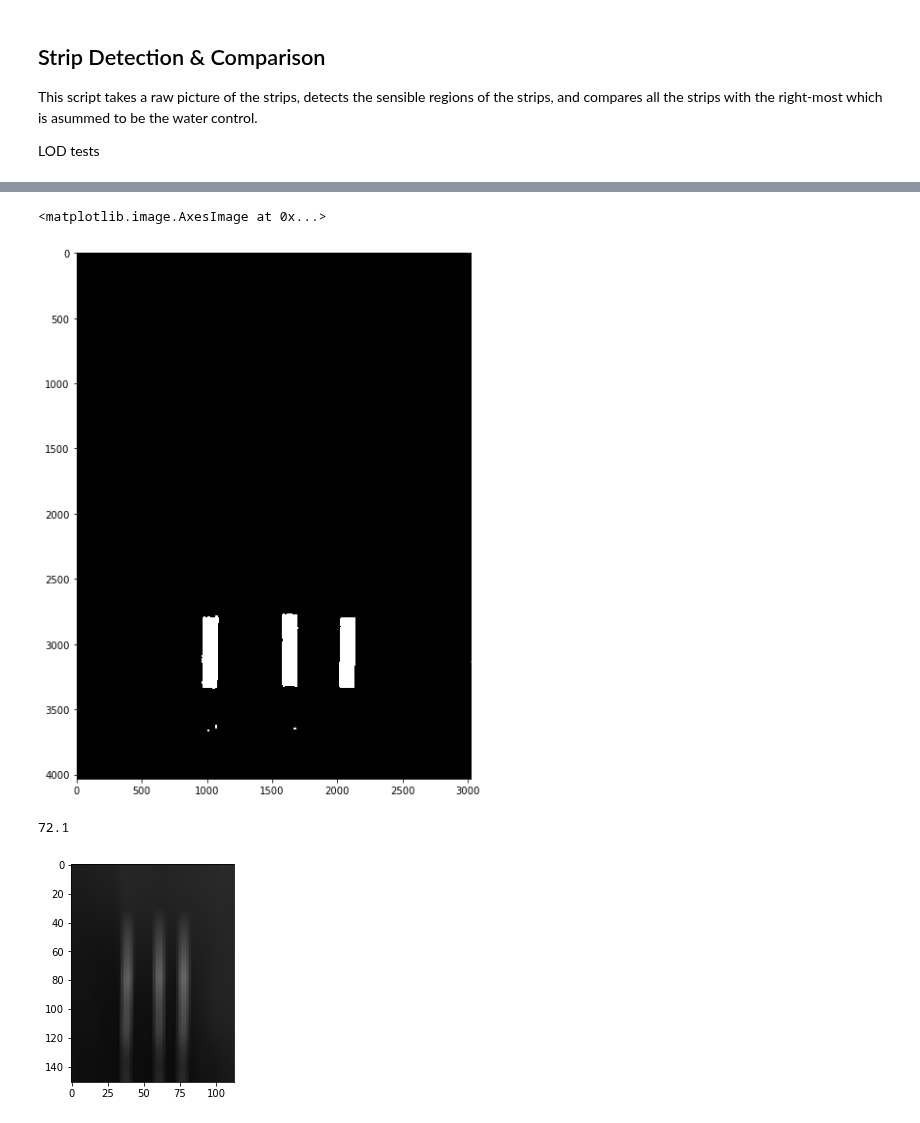
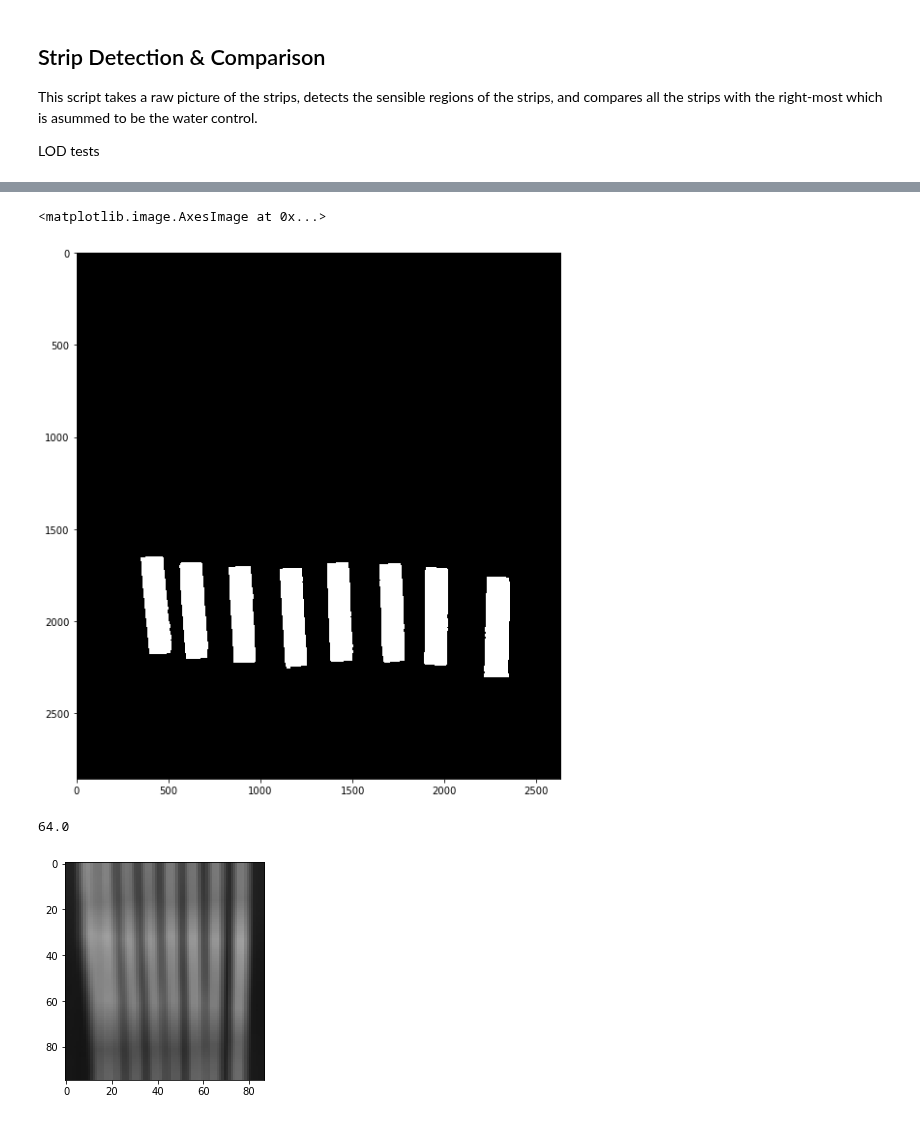
Before and after one commit to broadinstitute/HandLens-1.0.0, a Jupyter notebook: notebooks/Strip Detection and Analysis.ipynb, the cells around one changed output, grey strips where cells are left out. Cells and saved outputs as stored; diff of their text form; code cells hidden in the pictures.

```diff
--- a/notebooks/Strip Detection and Analysis.ipynb
+++ b/notebooks/Strip Detection and Analysis.ipynb
@@ -13,16 +13,17 @@ This script takes a raw picture of the strips, detects the sensible regions of t
 
 LOD tests
 # %%
-image_files = ['dilution1.jpg',
-               'SL-IV-1.jpg',
-               'N-II_lod_june20.jpg',
-               'NG_LOD.jpg',
-               'N2-LOD-Composite-black_background.jpg',
-               'N2_LOD_for_app_1_June202019.JPG',
-               'N2_LOD_for_app_2_June202019.JPG',
-               'EBOV-G2-LOD-dark.jpg']
-filename = 'images/' + image_files[0]
-filename = r'C:\Users\Sameed\Downloads\bd71f7d4f0683e8268517312dcfa731d.jpg'
+image_files = ['dilution1',
+               'SL-IV-1',
+               'N-II_lod_june20',
+               'NG_LOD',
+               'N2-LOD-Composite-black_background',
+               'N2_LOD_for_app_1_June202019',
+               'N2_LOD_for_app_2_June202019',
+               'EBOV-G2-LOD-dark']
+image_name = image_files[6]
+filename = 'images/' + image_name + '.jpg'
+# filename = r'C:\Users\Sameed\Downloads\bd71f7d4f0683e8268517312dcfa731d.jpg'
 image = cv2.imread(filename)
 image = cv2.GaussianBlur(image, (21,21), 1)
 
@@ -38,12 +39,22 @@ plt.show()
+# %%
+def getStripPixelAreaFromFile(filename):
+    if filename is None:
+        return None
+    with open(filename) as file:
+        for line in file:
+            return int(line)
 # %%
 # Parameters
-stripPixelArea = 239795
+stripPixelArea = getStripPixelAreaFromFile('images/' + image_name + '_size.txt')
 stripWidthRelative = 7
 stripHeightRelative = 48
 
 # The maximum and minimum allowed ratios of the sides of the green box
 maxGreenBoxRatio = 140.0/528
 minGreenBoxRatio = 102.0/578
+maxGreenBoxArea = stripPixelArea*90/300
+minGreenBoxArea = stripPixelArea*50/300
+
 
 # The maximum allowed ratio of the sides of the final deteted strip
 maxStripBoxRatio = stripWidthRelative/stripHeightRelative
@@ -51,6 +62,8 @@ maxStripBoxRatio = stripWidthRelative/stripHeightRelative
 # The maximum and minimum allowed ratios of the sides of the box defined by the red arrows
 maxRedBoxRatio = 42.0/91
 minRedBoxRatio = 14.0/104
+maxRedBoxArea = stripPixelArea*75/300
+minRedBoxArea = stripPixelArea*20/300
 
 # The maximum and minimum allowed ratios of the areas of green boxes and red arrow-bounding boxes
 maxRedGreenBoxRatio = 3500.0/4000
@@ -237,25 +250,23 @@ fig, ax = plt.subplots(figsize=(10, 10))
 plt.imshow(cv2.cvtColor(mask, cv2.COLOR_GRAY2RGB))
 # %% [output]
 <matplotlib.image.AxesImage at 0x...>
-[figure, old version]
+[figure, new version]
 # %%
 # adjust brightness
 
+# resize the image, and then create a kernel
 k_factor = math.sqrt(stripPixelArea/(stripWidthRelative * stripHeightRelative))
-approxStripBoxWidthPixels = stripWidthRelative * k_factor
-approxStripBoxHeightPixels = stripHeightRelative * k_factor
-
 resized_img = cv2.resize(image, (0,0) , fx=(1/k_factor), fy=(1/k_factor))
 grey_resized = cv2.cvtColor(resized_img, cv2.COLOR_BGR2GRAY)
 
 kernel = np.ones((stripHeightRelative,stripWidthRelative),np.float32)/(stripWidthRelative * stripHeightRelative)
 dst = cv2.filter2D(grey_resized,-1,kernel)
 plt.imshow(cv2.cvtColor(dst, cv2.COLOR_GRAY2RGB))
 _, maxVal, _, _ = cv2.minMaxLoc(dst)
 
-minStripThreshold = 0.7*maxVal
+minStripThreshold = 0.4*maxVal
 print(minStripThreshold)
 # %% [output]
-72.1
+64.0
-[figure, old version]
+[figure, new version]
 # %%
```
Also changed, not shown: parts of 12 cells of this notebook.
